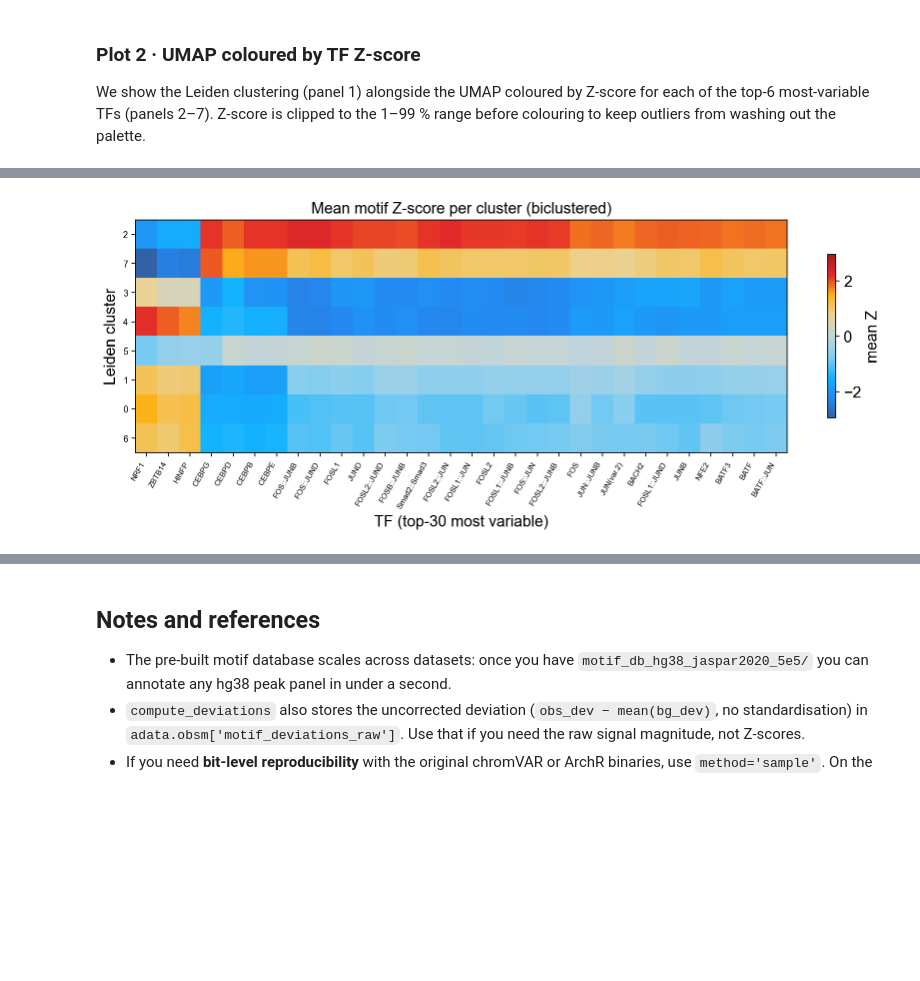
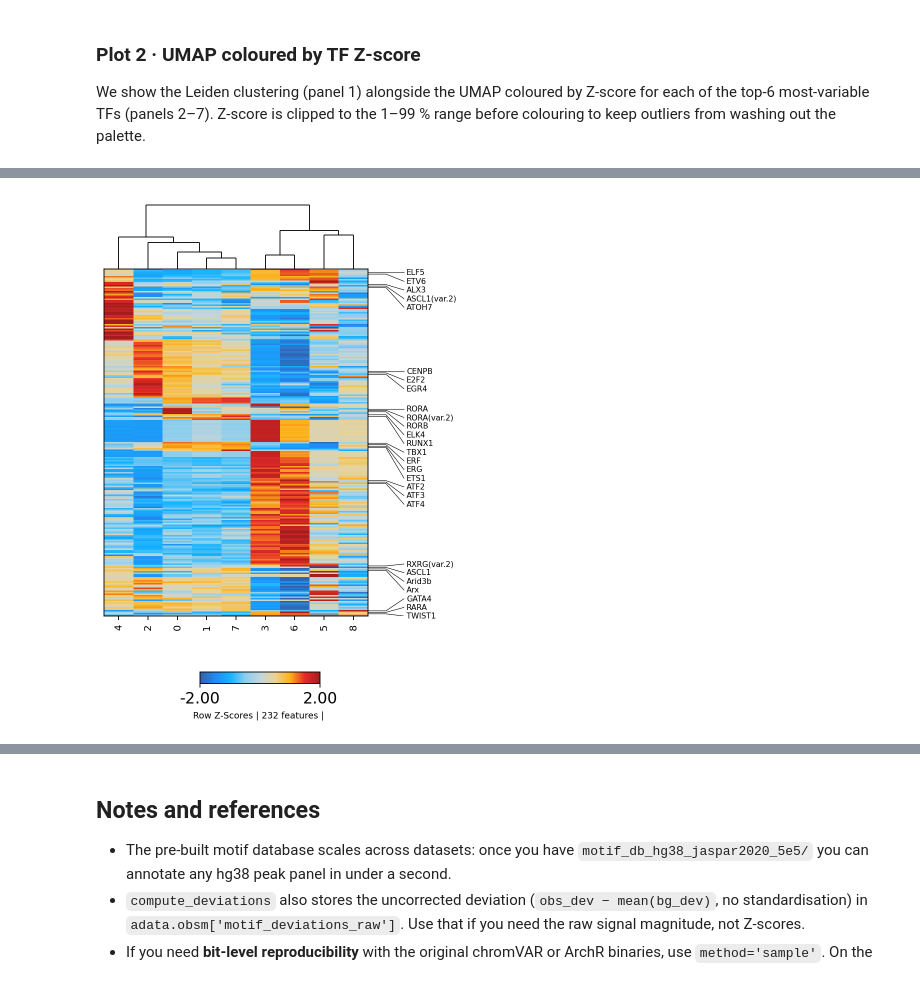
Before and after one commit to aristoteleo/epione, a Jupyter notebook: epione_guide/tutorials/single/t_chromvar.ipynb, the cells around one changed output, grey strips where cells are left out. Cells and saved outputs as stored; diff of their text form; code cells hidden in the pictures; blank space fills up the shorter version.

```diff
--- a/epione_guide/tutorials/single/t_chromvar.ipynb
+++ b/epione_guide/tutorials/single/t_chromvar.ipynb
@@ -404,17 +409,19 @@ ARCHR_SOLAR = mpl.colors.LinearSegmentedColormap.from_list(
      '#EAD397', '#FDB31A', '#E42A2A', '#A31D1D'],
 )
 
-# Variance of Z-score across cells, then sort motifs by descending variance.
-variability = np.nanvar(Z, axis=0)
-rank = np.argsort(-variability)
-
 # JASPAR motif IDs come through as e.g. "MA0492.1_JUND". Strip the ID prefix
 # so the plots show just the TF name.
 def tf_name(n):
     s = str(n)
     return s.split('_', 1)[-1] if '_' in s else s
 
-print('Top 10 most-variable motifs:')
-for r in rank[:10]:
-    print(f'  {tf_name(names[r])}  (var={variability[r]:.2f})')
+# ArchR getVarDeviations: rank motifs by the variance of their Z-scores.
+# Single sample, so sample_key=None (all cells pooled as one block).
+var_df = epi.tl.var_deviations(adata, key='motif_deviations', sample_key=None)
+
+# Column indices of the motifs in decreasing-variability order.
+name_to_idx = {n: i for i, n in enumerate(names)}
+rank = np.array([name_to_idx[n] for n in var_df['name']])
+
+var_df.head(10).assign(TF=lambda d: d['name'].map(tf_name))
 # %% [output]
@@ -523,44 +521,39 @@ red = TF enriched.
 # %%
-import scipy.cluster.hierarchy as sch
+%%time
+# Cell × motif Z-score matrix as its own AnnData (one feature per motif).
+motif_ad = ad.AnnData(
+    X=np.asarray(Z, dtype=np.float32),
+    obs=adata.obs[['leiden', 'n_fragment', 'tsse']].copy(),
+)
+motif_ad.var_names = [tf_name(n) for n in names]
+motif_ad.var_names_make_unique()
 
-# Mean Z-score per (cluster, TF) for the top-30 most-variable TFs.
-top_n = 30
-tf_idx = rank[:top_n]
-group = adata.obs['leiden'].astype('category')
-cats = list(group.cat.categories)
+markers = epi.tl.find_marker_features(
+    motif_ad,
+    group_by='leiden',
+    bias_vars=['tsse', 'n_fragment'],
+    inplace=False,
+    verbose=False,
+)
 
-heat = np.stack([
-    np.nanmean(Z[group.values == c][:, tf_idx], axis=0)
-    for c in cats
-])  # shape: (n_clusters, top_n)
+# features × clusters tables in ArchR's getMarkerFeatures layout.
+wide = lambda col: markers.pivot(index='feature', columns='group', values=col)
+assays = {
+    'Mean': wide('mean_fg'),
+    'MeanDiff': wide('mean_fg') - wide('mean_bg'),
+    'FDR': wide('fdr'),
+}
 
-# Ward-linkage bicluster.
-link_rows = sch.linkage(heat.T, method='ward')
-link_cols = sch.linkage(heat,   method='ward')
-row_order = sch.leaves_list(link_rows)
-col_order = sch.leaves_list(link_cols)
-
-H = heat[col_order][:, row_order]
-tf_labels = [tf_name(names[tf_idx[i]]) for i in row_order]
-cluster_labels = [cats[i] for i in col_order]
-
-# Plot.
-fig, ax = plt.subplots(figsize=(11, 4.5))
-vmax = float(np.nanmax(np.abs(H)))  # symmetric diverging range
-im = ax.imshow(H, aspect='auto', cmap=ARCHR_SOLAR,
-               vmin=-vmax, vmax=vmax, interpolation='nearest')
-
-ax.set_yticks(range(len(cluster_labels)))
-ax.set_yticklabels(cluster_labels, fontsize=8)
-ax.set_xticks(range(len(tf_labels)))
-ax.set_xticklabels(tf_labels, rotation=60, ha='right', fontsize=7)
-ax.set_xlabel('TF (top-30 most variable)')
-ax.set_ylabel('Leiden cluster')
-ax.set_title('Mean motif Z-score per cluster (biclustered)')
-
-plt.colorbar(im, ax=ax, shrink=0.7, label='mean Z')
-plt.tight_layout()
+fig, res = epi.pl.marker_heatmap(
+    {'assays': assays},
+    cut_off='FDR <= 0.1 & MeanDiff >= 0.5',
+    log2_norm=False,          # Z-scores: no log transform
+    n_label=3,                # label the top 3 TFs per cluster
+    figsize=(6, 7),
+    show=False,
+)
 display(fig)
 plt.close(fig)
+print(f'{res.matrix.shape[0]} marker motifs across {res.matrix.shape[1]} clusters')
 # %% [output]
-[figure, old version]
+[figure, new version]
```
Also changed, not shown: parts of 15 cells of this notebook, 4 other files.
